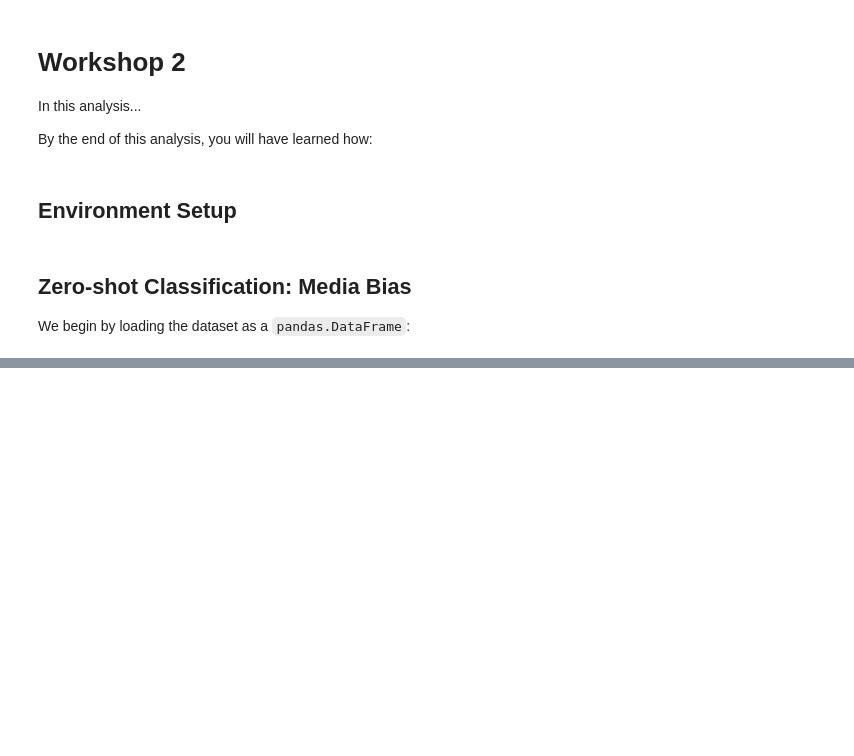
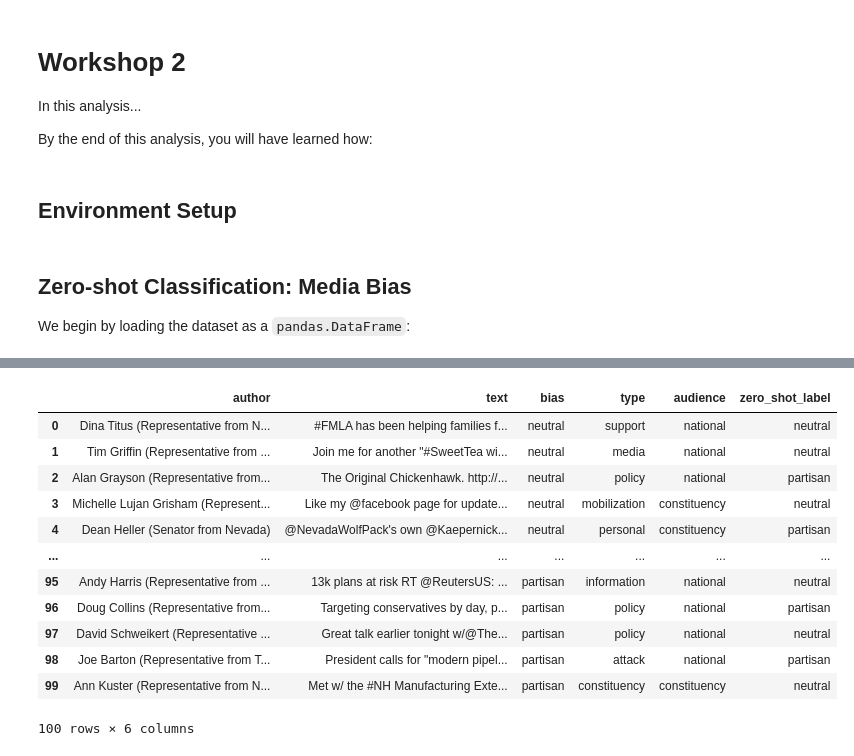
Before and after one commit to Zak-Hussain/LLM4BeSci_EADM2024, a Jupyter notebook: workshop_3/workshop_3.ipynb, the cells around one changed output, grey strips where cells are left out. Saved outputs shown, nothing was run; the diff lists cells and outputs as text; code cells hidden in the pictures; blank space fills up the shorter version.

```diff
--- a/workshop_3/workshop_3.ipynb
+++ b/workshop_3/workshop_3.ipynb
@@ -33,34 +51,48 @@ media_bias_test
 # %%
 # Initialize client
 api_key = '<your access token here>'
 client = InferenceClient(token=api_key)
 
 # Zero-shot classification prompt
 zero_shot_prompt = "Is this text neutral or partisan? Strictly answer with only 'neutral' or 'partisan':\n"
 
 zero_shot_labels = []
-for tweet in tqdm(media_bias_test['text']):
+for tweet in tqdm(media_bias['text']):
 
     # Zero-shot classification
     output = client.chat_completion(
         messages=[
-            {"role": "system", "content": "You are a thoughtful political scientist who accurately distinguishes neutral and partisan messages"},
+            {"role": "system", "content": "You are a helpful assistant."},
             {"role": "user", "content": zero_shot_prompt + tweet}
         ],
         model="meta-llama/Meta-Llama-3-8B-Instruct",
-        max_tokens=100,
+        max_tokens=50,
         temperature=0.0
     )
 
     # Accessing the text output and lowercasing it
     output = output.choices[0].message.content.lower()
 
     # Extract label and append to list
     label = 'neutral' if 'neutral' in output else 'partisan' if 'partisan' in output else 'nan' #
     zero_shot_labels.append(label)
 
 # Add zero-shot labels to dataframe
-media_bias_test['zero_shot_label'] = zero_shot_labels
-media_bias_test
+media_bias['zero_shot_label'] = zero_shot_labels
+media_bias
+# %% [output]
+|  | author | text | bias | type | audience | zero_shot_label |
+| 0 | Dina Titus (Representative from N... | #FMLA has been helping families f... | neutral | support | national | neutral |
+| 1 | Tim Griffin (Representative from ... | Join me for another "#SweetTea wi... | neutral | media | national | neutral |
+| 2 | Alan Grayson (Representative from... | The Original Chickenhawk. http://... | neutral | policy | national | partisan |
+| 3 | Michelle Lujan Grisham (Represent... | Like my @facebook page for update... | neutral | mobilization | constituency | neutral |
+| 4 | Dean Heller (Senator from Nevada) | @NevadaWolfPack's own @Kaepernick... | neutral | personal | constituency | partisan |
+| ... | ... | ... | ... | ... | ... | ... |
+| 95 | Andy Harris (Representative from ... | 13k plans at risk RT @ReutersUS: ... | partisan | information | national | neutral |
+| 96 | Doug Collins (Representative from... | Targeting conservatives by day, p... | partisan | policy | national | partisan |
+| 97 | David Schweikert (Representative ... | Great talk earlier tonight w/@The... | partisan | policy | national | neutral |
+| 98 | Joe Barton (Representative from T... | President calls for "modern pipel... | partisan | attack | national | partisan |
+| 99 | Ann Kuster (Representative from N... | Met w/ the #NH Manufacturing Exte... | partisan | constituency | constituency | neutral |
+100 rows × 6 columns
 # %%
 # Comparing zero-shot and actual labels
```
Also changed, not shown: parts of 8 cells of this notebook, 1 other file.
